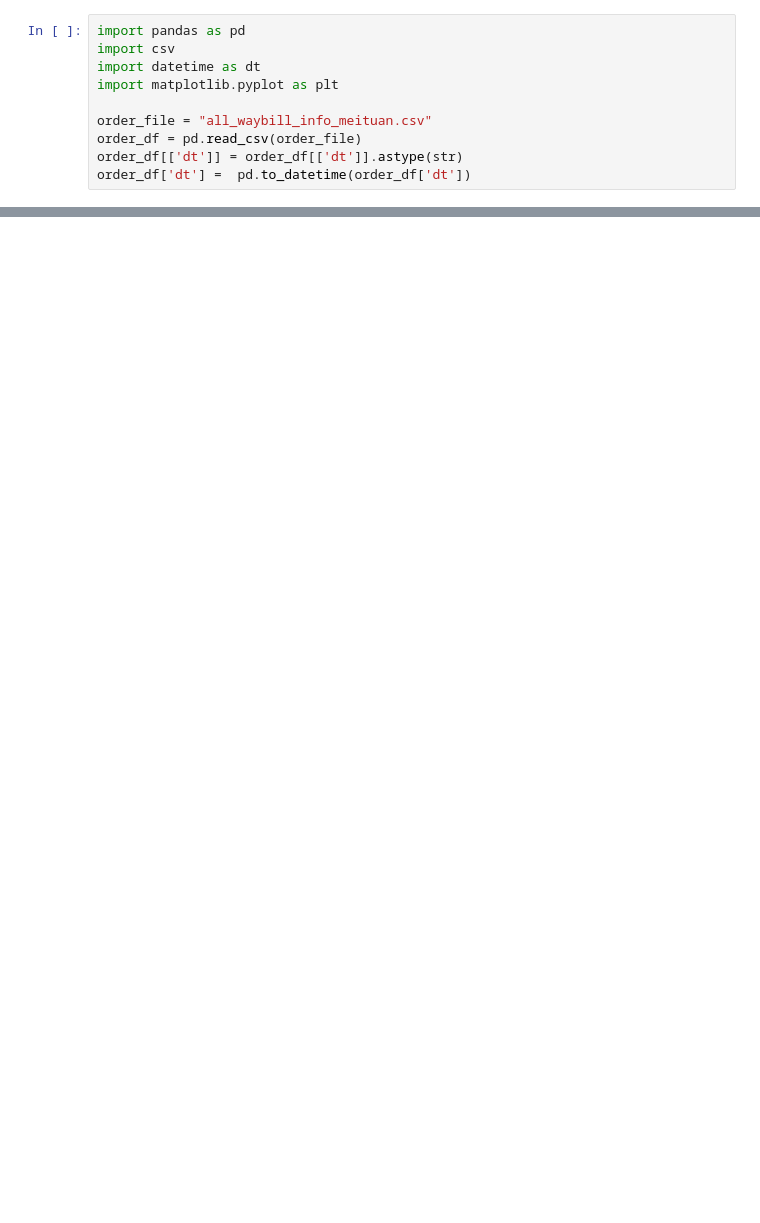
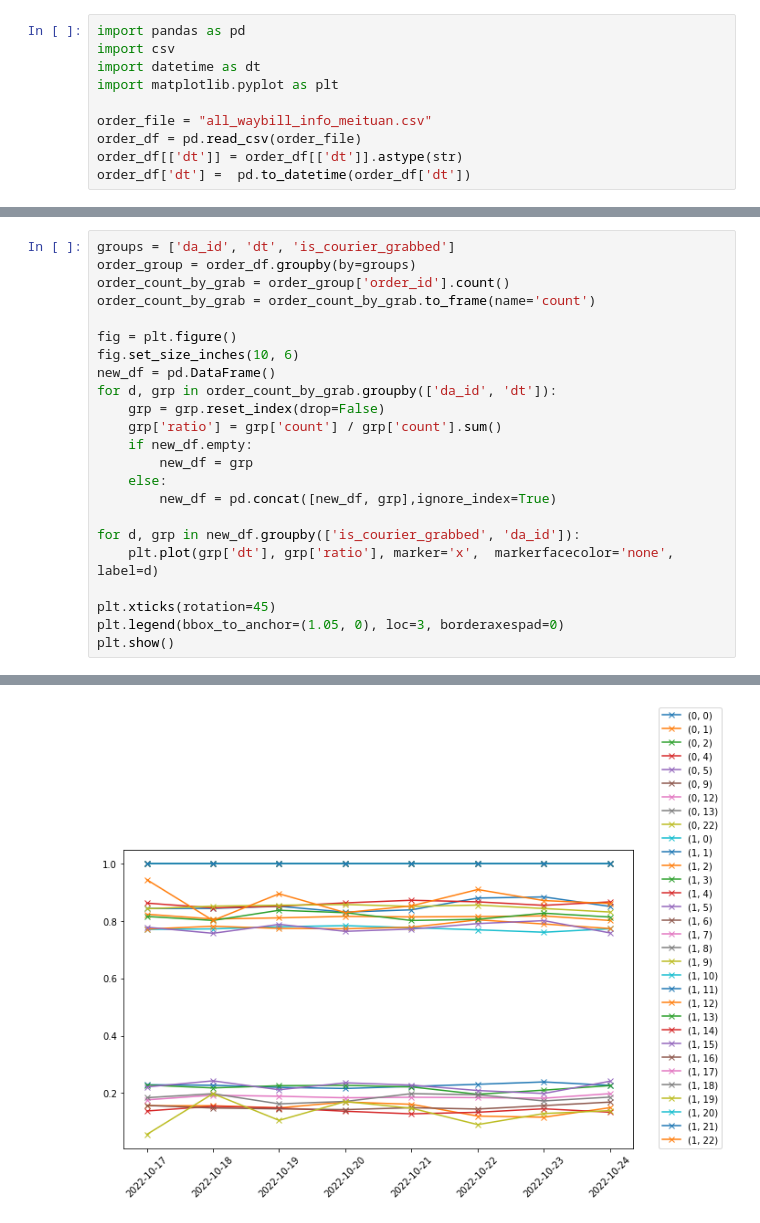
Before and after one commit to zdarktknight/tsl-mt-data-driven-challenge, a Jupyter notebook: data_exploration.ipynb, the cells around one changed output, grey strips where cells are left out. Saved outputs shown, nothing was run; the diff lists cells and outputs as text; blank space fills up the shorter version.

```diff
--- a/data_exploration.ipynb
+++ b/data_exploration.ipynb
@@ -25,0 +49,24 @@ plt.show()
+# %%
+groups = ['da_id', 'dt', 'is_courier_grabbed']
+order_group = order_df.groupby(by=groups)
+order_count_by_grab = order_group['order_id'].count()
+order_count_by_grab = order_count_by_grab.to_frame(name='count')
+
+fig = plt.figure()
+fig.set_size_inches(10, 6)
+new_df = pd.DataFrame()
+for d, grp in order_count_by_grab.groupby(['da_id', 'dt']):
+    grp = grp.reset_index(drop=False)
+    grp['ratio'] = grp['count'] / grp['count'].sum()
+    if new_df.empty:
+        new_df = grp
+    else:
+        new_df = pd.concat([new_df, grp],ignore_index=True)
+
+for d, grp in new_df.groupby(['is_courier_grabbed', 'da_id']):
+    plt.plot(grp['dt'], grp['ratio'], marker='x',  markerfacecolor='none', label=d)
+
+plt.xticks(rotation=45)
+plt.legend(bbox_to_anchor=(1.05, 0), loc=3, borderaxespad=0)
+plt.show()
+# %% [output]
@@ -25,0 +90 @@ plt.show()
+[figure, added]
```
Also changed, not shown: parts of 3 cells of this notebook.
